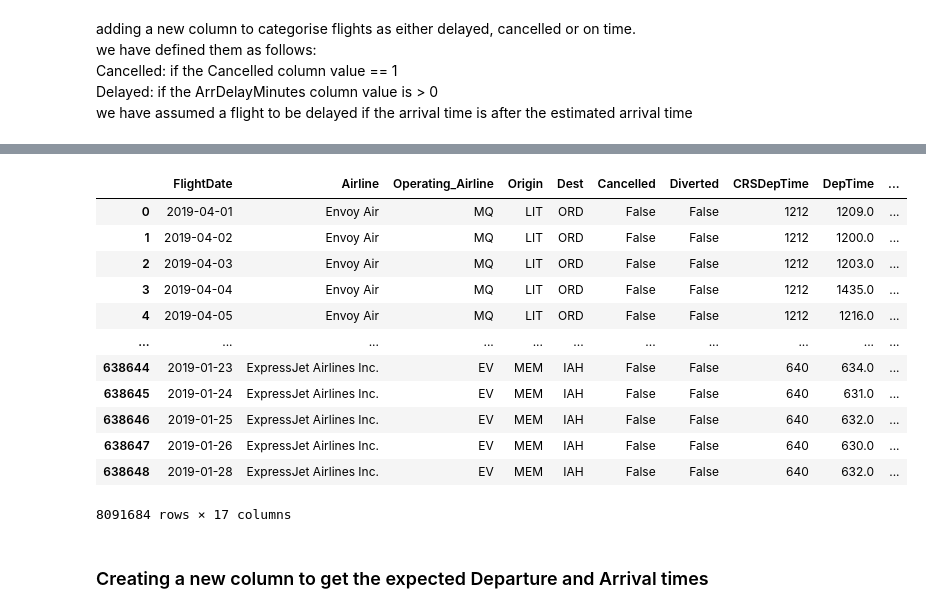
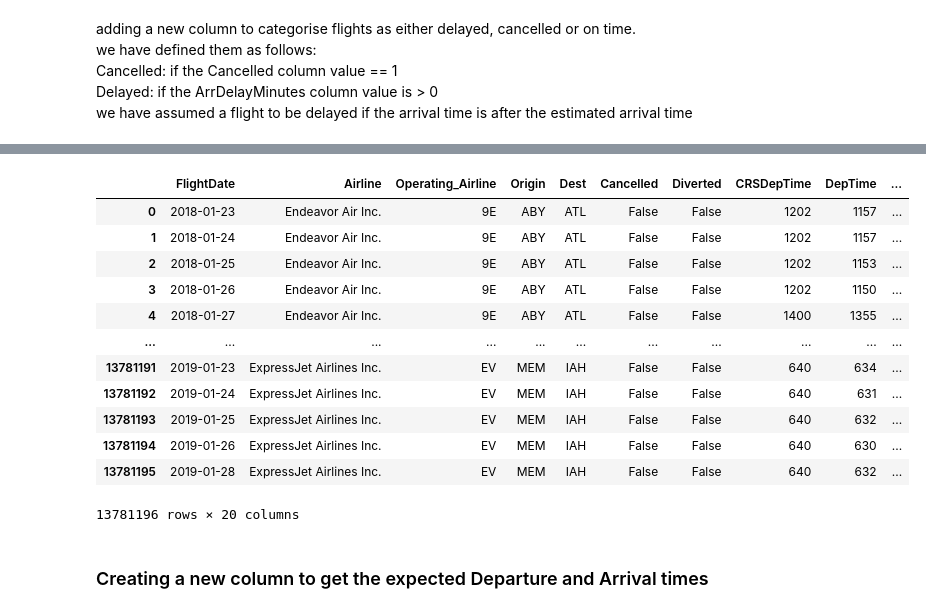
Before and after one commit to Wooniety/SC1015-Assignment, a Jupyter notebook: DeveloperFiles/M-project.ipynb, the cells around one changed output, grey strips where cells are left out. Drawn from its saved outputs; the diff is of its cells as text; code cells hidden in the pictures.

```diff
--- a/DeveloperFiles/M-project.ipynb
+++ b/DeveloperFiles/M-project.ipynb
@@ -46,11 +46,31 @@ root = "../data/"
 ### Importing the data to be used
 # %%
 # Import the data that will actually be used
+column_subset = ['FlightDate',
+                 'Airline',
+                 'Operating_Airline',
+                 'Origin',
+                 'Dest',
+                 'Cancelled',
+                 'Diverted',
+                 'CRSDepTime',
+                 'DepTime',
+                 'ArrDelayMinutes',
+                 'DepDelayMinutes',
+                 'OriginAirportID',
+                 'OriginStateName',
+                 'DestAirportID',
+                 'DestCityName',
+                 'DestStateName',
+                 'ArrTime', 'CRSArrTime'
+                 #'CarrierDelay', 'WeatherDelay', 'NASDelay', 'SecurityDelay', 'LateAircraftDelay'
+                ]
+
 years = [2018, 2019]
 dataframes = []
 
 for year in years:
-    df = pd.read_parquet(f"{root}Combined_Flights_{year}.parquet")
+    df = pd.read_parquet(f"{root}Combined_Flights_{year}.parquet", columns=column_subset)
     dataframes.append(df)
 del df
 
@@ -187,9 +157,3 @@ we have defined them as follows:
 Cancelled: if the Cancelled column value == 1
 Delayed: if the ArrDelayMinutes column value is > 0
 we have assumed a flight to be delayed if the arrival time is after the estimated arrival time
-# %%
-df['DelaySituation'] = pd.Series(dtype='category')
-# Create a new column "DelaySituation"
-flights_df['DelaySituation'] = np.where(flights_df['Cancelled'] == True, 'Cancelled', np.where(flights_df['ArrDelayMinutes'] > 0, 'Delayed', 'Ontime'))
-
-display(df)
@@ -210,24 +160,22 @@ display(df)
 # %%
-df['DelaySituation'] = 'OnTime'
-#df['DelaySituation'] =  ['Ontime', 'Ontime', 'Delayed', pd.NA]
-df.loc[df['Cancelled'], 'DelaySituation'] = 'Cancelled'
-df.loc[(df['ArrDelayMinutes'] > 0) & (~df['Cancelled']), 'DelaySituation'] = 'Delayed'
-#df.loc[(df['ArrDelayMinutes'] <= 0) & (~df['Cancelled']), 'DelaySituation'] = 'Ontime'
-display(df)
+flights_df['DelaySituation'] = 'OnTime'
+flights_df.loc[flights_df['Cancelled'], 'DelaySituation'] = 'Cancelled'
+flights_df.loc[(flights_df['ArrDelayMinutes'] > 0) & (~flights_df['Cancelled']), 'DelaySituation'] = 'Delayed'
+display(flights_df)
 # %% [output]
 |  | FlightDate | Airline | Operating_Airline | Origin | Dest | Cancelled | Diverted | CRSDepTime | DepTime | ... |
-| 0 | 2019-04-01 | Envoy Air | MQ | LIT | ORD | False | False | 1212 | 1209.0 | ... |
-| 1 | 2019-04-02 | Envoy Air | MQ | LIT | ORD | False | False | 1212 | 1200.0 | ... |
-| 2 | 2019-04-03 | Envoy Air | MQ | LIT | ORD | False | False | 1212 | 1203.0 | ... |
-| 3 | 2019-04-04 | Envoy Air | MQ | LIT | ORD | False | False | 1212 | 1435.0 | ... |
-| 4 | 2019-04-05 | Envoy Air | MQ | LIT | ORD | False | False | 1212 | 1216.0 | ... |
+| 0 | 2018-01-23 | Endeavor Air Inc. | 9E | ABY | ATL | False | False | 1202 | 1157 | ... |
+| 1 | 2018-01-24 | Endeavor Air Inc. | 9E | ABY | ATL | False | False | 1202 | 1157 | ... |
+| 2 | 2018-01-25 | Endeavor Air Inc. | 9E | ABY | ATL | False | False | 1202 | 1153 | ... |
+| 3 | 2018-01-26 | Endeavor Air Inc. | 9E | ABY | ATL | False | False | 1202 | 1150 | ... |
+| 4 | 2018-01-27 | Endeavor Air Inc. | 9E | ABY | ATL | False | False | 1400 | 1355 | ... |
 | ... | ... | ... | ... | ... | ... | ... | ... | ... | ... | ... |
-| 638644 | 2019-01-23 | ExpressJet Airlines Inc. | EV | MEM | IAH | False | False | 640 | 634.0 | ... |
-| 638645 | 2019-01-24 | ExpressJet Airlines Inc. | EV | MEM | IAH | False | False | 640 | 631.0 | ... |
-| 638646 | 2019-01-25 | ExpressJet Airlines Inc. | EV | MEM | IAH | False | False | 640 | 632.0 | ... |
-| 638647 | 2019-01-26 | ExpressJet Airlines Inc. | EV | MEM | IAH | False | False | 640 | 630.0 | ... |
-| 638648 | 2019-01-28 | ExpressJet Airlines Inc. | EV | MEM | IAH | False | False | 640 | 632.0 | ... |
+| 13781191 | 2019-01-23 | ExpressJet Airlines Inc. | EV | MEM | IAH | False | False | 640 | 634 | ... |
+| 13781192 | 2019-01-24 | ExpressJet Airlines Inc. | EV | MEM | IAH | False | False | 640 | 631 | ... |
+| 13781193 | 2019-01-25 | ExpressJet Airlines Inc. | EV | MEM | IAH | False | False | 640 | 632 | ... |
+| 13781194 | 2019-01-26 | ExpressJet Airlines Inc. | EV | MEM | IAH | False | False | 640 | 630 | ... |
+| 13781195 | 2019-01-28 | ExpressJet Airlines Inc. | EV | MEM | IAH | False | False | 640 | 632 | ... |
-8091684 rows × 17 columns
+13781196 rows × 20 columns
 # %% [markdown]
 ### Creating a new column to get the expected Departure and Arrival times
 # %%
```
Also changed, not shown: parts of 10 cells of this notebook.
